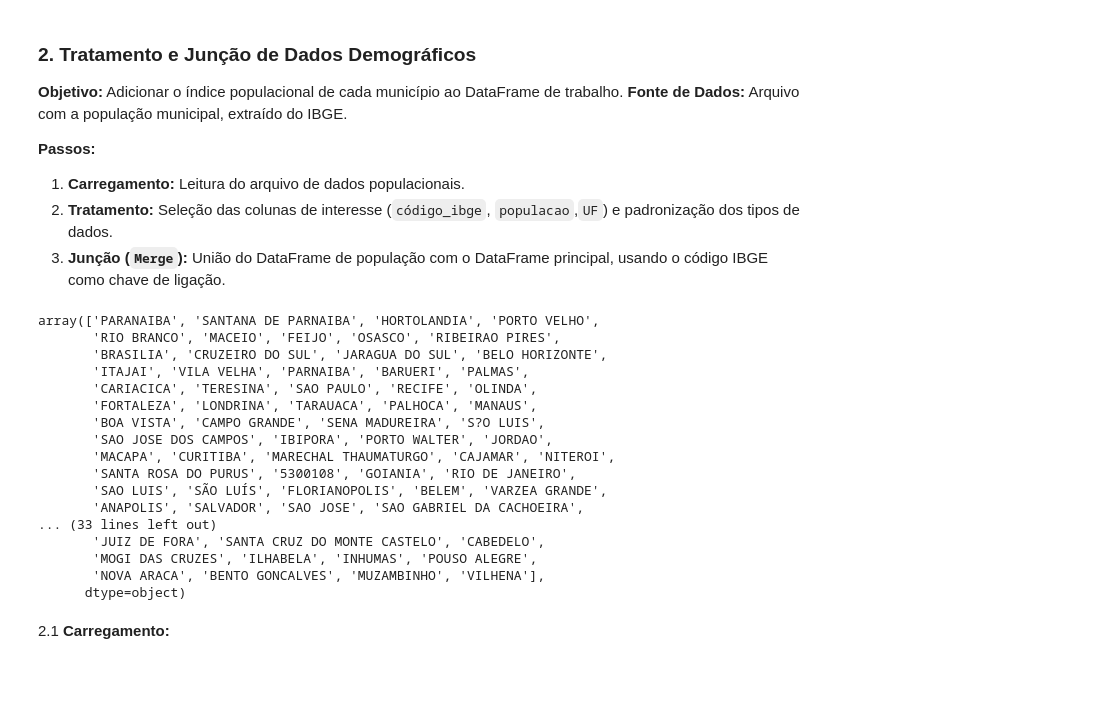
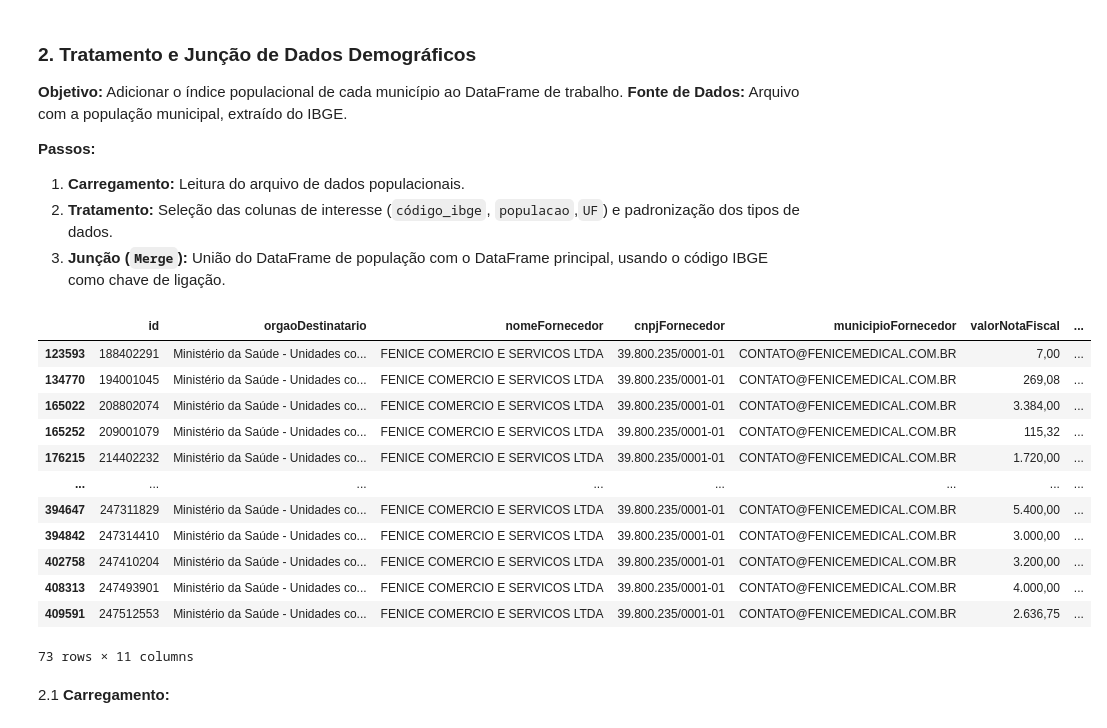
Before and after one commit to Mr-reinert/public-data-analysis-anomaly-detection-ml, a Jupyter notebook: notebooks/data_preprocessing.ipynb, the cells around one changed output. Drawn from its saved outputs; the diff is of its cells as text; code cells hidden in the pictures; blank space fills up the shorter version.

```diff
--- a/notebooks/data_preprocessing.ipynb
+++ b/notebooks/data_preprocessing.ipynb
@@ -37,25 +55,21 @@ df = fetch_data_from_db(const.consulta_sql)
 3.  **Junção (`Merge`):** União do DataFrame de população com o DataFrame principal, usando o código IBGE como chave de ligação.
 # %%
 # Analisando os valores únicos na coluna 'municipioFornecedor'
-df.municipioFornecedor.unique()
+df[df["municipioFornecedor"]=="CONTATO@FENICEMEDICAL.COM.BR"]
 # %% [output]
+|  | id | orgaoDestinatario | nomeFornecedor | cnpjFornecedor | municipioFornecedor | valorNotaFiscal | ... |
+| 123593 | 188402291 | Ministério da Saúde - Unidades co... | FENICE COMERCIO E SERVICOS LTDA | 39.800.235/0001-01 | CONTATO@FENICEMEDICAL.COM.BR | 7,00 | ... |
+| 134770 | 194001045 | Ministério da Saúde - Unidades co... | FENICE COMERCIO E SERVICOS LTDA | 39.800.235/0001-01 | CONTATO@FENICEMEDICAL.COM.BR | 269,08 | ... |
+| 165022 | 208802074 | Ministério da Saúde - Unidades co... | FENICE COMERCIO E SERVICOS LTDA | 39.800.235/0001-01 | CONTATO@FENICEMEDICAL.COM.BR | 3.384,00 | ... |
+| 165252 | 209001079 | Ministério da Saúde - Unidades co... | FENICE COMERCIO E SERVICOS LTDA | 39.800.235/0001-01 | CONTATO@FENICEMEDICAL.COM.BR | 115,32 | ... |
+| 176215 | 214402232 | Ministério da Saúde - Unidades co... | FENICE COMERCIO E SERVICOS LTDA | 39.800.235/0001-01 | CONTATO@FENICEMEDICAL.COM.BR | 1.720,00 | ... |
+| ... | ... | ... | ... | ... | ... | ... | ... |
+| 394647 | 247311829 | Ministério da Saúde - Unidades co... | FENICE COMERCIO E SERVICOS LTDA | 39.800.235/0001-01 | CONTATO@FENICEMEDICAL.COM.BR | 5.400,00 | ... |
+| 394842 | 247314410 | Ministério da Saúde - Unidades co... | FENICE COMERCIO E SERVICOS LTDA | 39.800.235/0001-01 | CONTATO@FENICEMEDICAL.COM.BR | 3.000,00 | ... |
+| 402758 | 247410204 | Ministério da Saúde - Unidades co... | FENICE COMERCIO E SERVICOS LTDA | 39.800.235/0001-01 | CONTATO@FENICEMEDICAL.COM.BR | 3.200,00 | ... |
+| 408313 | 247493901 | Ministério da Saúde - Unidades co... | FENICE COMERCIO E SERVICOS LTDA | 39.800.235/0001-01 | CONTATO@FENICEMEDICAL.COM.BR | 4.000,00 | ... |
+| 409591 | 247512553 | Ministério da Saúde - Unidades co... | FENICE COMERCIO E SERVICOS LTDA | 39.800.235/0001-01 | CONTATO@FENICEMEDICAL.COM.BR | 2.636,75 | ... |
-array(['PARANAIBA', 'SANTANA DE PARNAIBA', 'HORTOLANDIA', 'PORTO VELHO',
-       'RIO BRANCO', 'MACEIO', 'FEIJO', 'OSASCO', 'RIBEIRAO PIRES',
-       'BRASILIA', 'CRUZEIRO DO SUL', 'JARAGUA DO SUL', 'BELO HORIZONTE',
-       'ITAJAI', 'VILA VELHA', 'PARNAIBA', 'BARUERI', 'PALMAS',
-       'CARIACICA', 'TERESINA', 'SAO PAULO', 'RECIFE', 'OLINDA',
-       'FORTALEZA', 'LONDRINA', 'TARAUACA', 'PALHOCA', 'MANAUS',
-       'BOA VISTA', 'CAMPO GRANDE', 'SENA MADUREIRA', 'S?O LUIS',
-       'SAO JOSE DOS CAMPOS', 'IBIPORA', 'PORTO WALTER', 'JORDAO',
-       'MACAPA', 'CURITIBA', 'MARECHAL THAUMATURGO', 'CAJAMAR', 'NITEROI',
-       'SANTA ROSA DO PURUS', '5300108', 'GOIANIA', 'RIO DE JANEIRO',
-       'SAO LUIS', 'SÃO LUÍS', 'FLORIANOPOLIS', 'BELEM', 'VARZEA GRANDE',
-       'ANAPOLIS', 'SALVADOR', 'SAO JOSE', 'SAO GABRIEL DA CACHOEIRA',
-... (33 lines left out)
-       'JUIZ DE FORA', 'SANTA CRUZ DO MONTE CASTELO', 'CABEDELO',
-       'MOGI DAS CRUZES', 'ILHABELA', 'INHUMAS', 'POUSO ALEGRE',
-       'NOVA ARACA', 'BENTO GONCALVES', 'MUZAMBINHO', 'VILHENA'],
-      dtype=object)
+73 rows × 11 columns
 # %% [markdown]
 2.1 **Carregamento:**
 # %%
```
Also changed, not shown: parts of 10 cells of this notebook, 5 other files.
